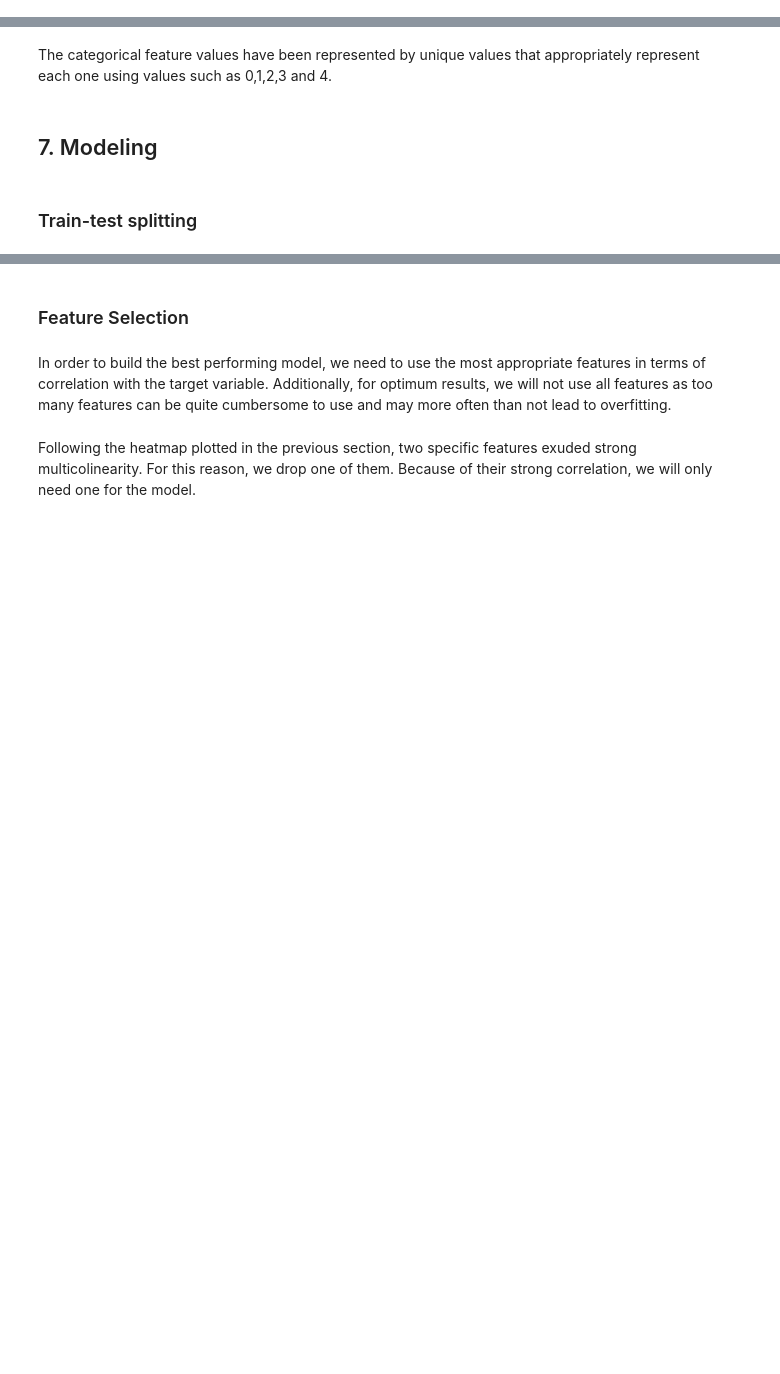
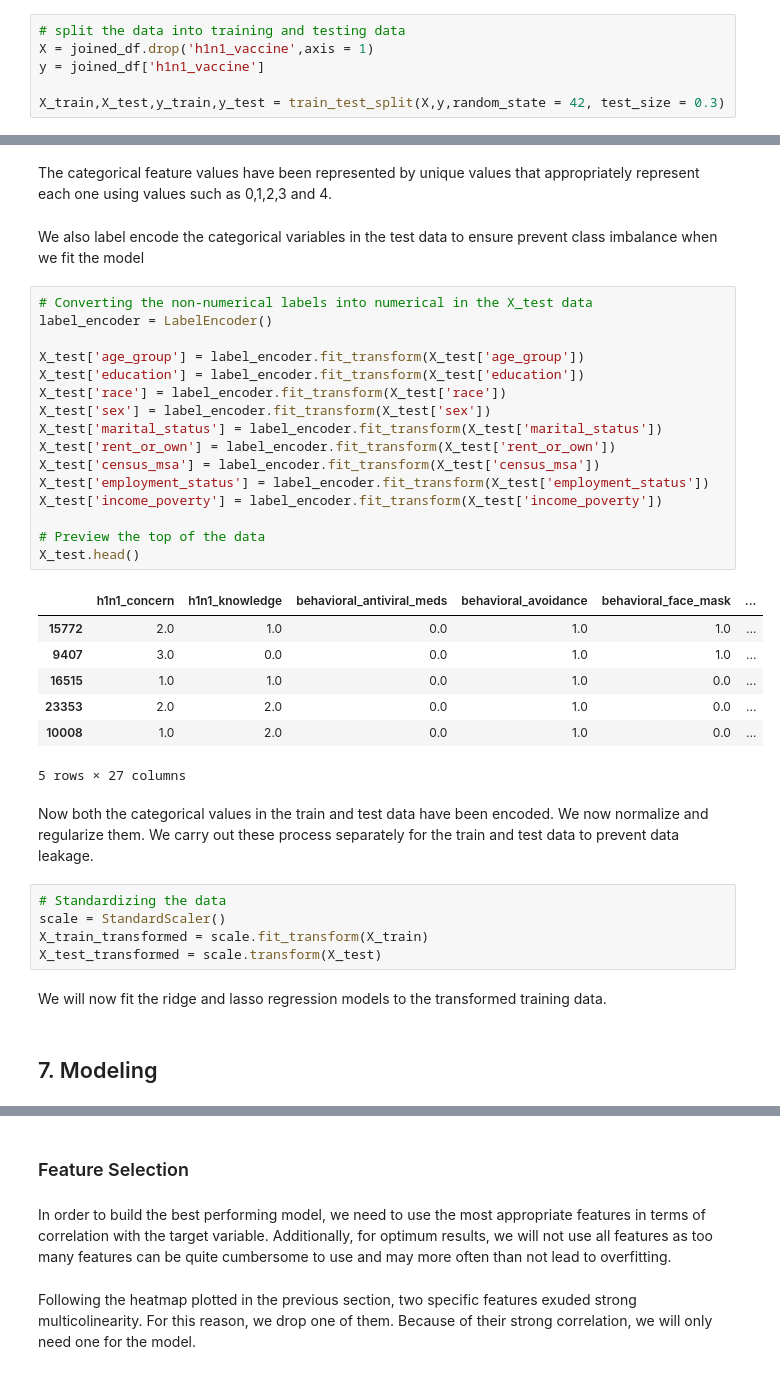
Before and after one commit to CatherineChelagat/Predicting-how-likely-individuals-are-to-receive-H1N1-vaccines, a Jupyter notebook: A Classification Model for Predicting Whether Individuals got their H1N1 Vaccines.ipynb, the cells around one changed output, grey strips where cells are left out. Saved outputs shown, nothing was run; the diff lists cells and outputs as text; blank space fills up the shorter version.

Commit message:
Modeling in Progress

```diff
--- a/A Classification Model for Predicting Whether Individuals got their H1N1 Vaccines.ipynb
+++ b/A Classification Model for Predicting Whether Individuals got their H1N1 Vaccines.ipynb
@@ -503 +504,7 @@ The variables behavioral_outside_home and behavioral_large_gatherings seem to be
+# %%
+# split the data into training and testing data
+X = joined_df.drop('h1n1_vaccine',axis = 1)
+y = joined_df['h1n1_vaccine']
+
+X_train,X_test,y_train,y_test = train_test_split(X,y,random_state = 42, test_size = 0.3)
 # %%
@@ -599,6 +606,39 @@ joined_df.head()
 # %% [markdown]
 The categorical feature values have been represented by unique values that appropriately represent each one using values such as 0,1,2,3 and 4.
+# %% [markdown]
+We also label encode the categorical variables in the test data to ensure prevent class imbalance when we fit the model
+# %%
+# Converting the non-numerical labels into numerical in the X_test data
+label_encoder = LabelEncoder()
+
+X_test['age_group'] = label_encoder.fit_transform(X_test['age_group'])
+X_test['education'] = label_encoder.fit_transform(X_test['education'])
+X_test['race'] = label_encoder.fit_transform(X_test['race'])
+X_test['sex'] = label_encoder.fit_transform(X_test['sex'])
+X_test['marital_status'] = label_encoder.fit_transform(X_test['marital_status'])
+X_test['rent_or_own'] = label_encoder.fit_transform(X_test['rent_or_own'])
+X_test['census_msa'] = label_encoder.fit_transform(X_test['census_msa'])
+X_test['employment_status'] = label_encoder.fit_transform(X_test['employment_status'])
+X_test['income_poverty'] = label_encoder.fit_transform(X_test['income_poverty'])
+
+# Preview the top of the data
+X_test.head()
+# %% [output]
+|  | h1n1_concern | h1n1_knowledge | behavioral_antiviral_meds | behavioral_avoidance | behavioral_face_mask | ... |
+| 15772 | 2.0 | 1.0 | 0.0 | 1.0 | 1.0 | ... |
+| 9407 | 3.0 | 0.0 | 0.0 | 1.0 | 1.0 | ... |
+| 16515 | 1.0 | 1.0 | 0.0 | 1.0 | 0.0 | ... |
+| 23353 | 2.0 | 2.0 | 0.0 | 1.0 | 0.0 | ... |
+| 10008 | 1.0 | 2.0 | 0.0 | 1.0 | 0.0 | ... |
+5 rows × 27 columns
+# %% [markdown]
+Now both the categorical values in the train and test data have been encoded. We now normalize and regularize them. We carry out these process separately for the train and test data to prevent data leakage.
+# %%
+# Standardizing the data
+scale = StandardScaler()
+X_train_transformed = scale.fit_transform(X_train)
+X_test_transformed = scale.transform(X_test)
+# %% [markdown]
+We will now fit the ridge and lasso regression models to the transformed training data.
 # %% [markdown]
 ## 7. Modeling
-# %% [markdown]
-### Train-test splitting
```
Also changed, not shown: parts of 41 cells of this notebook.
